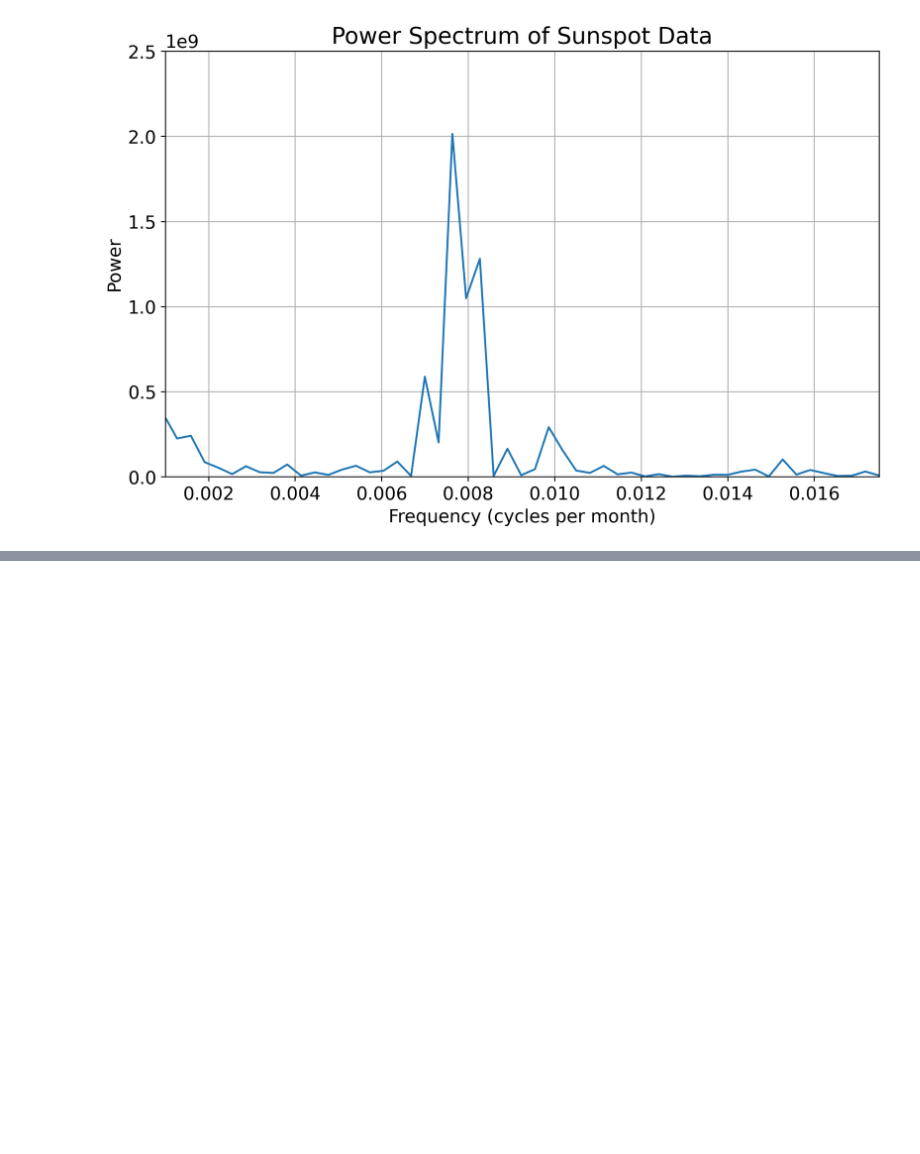
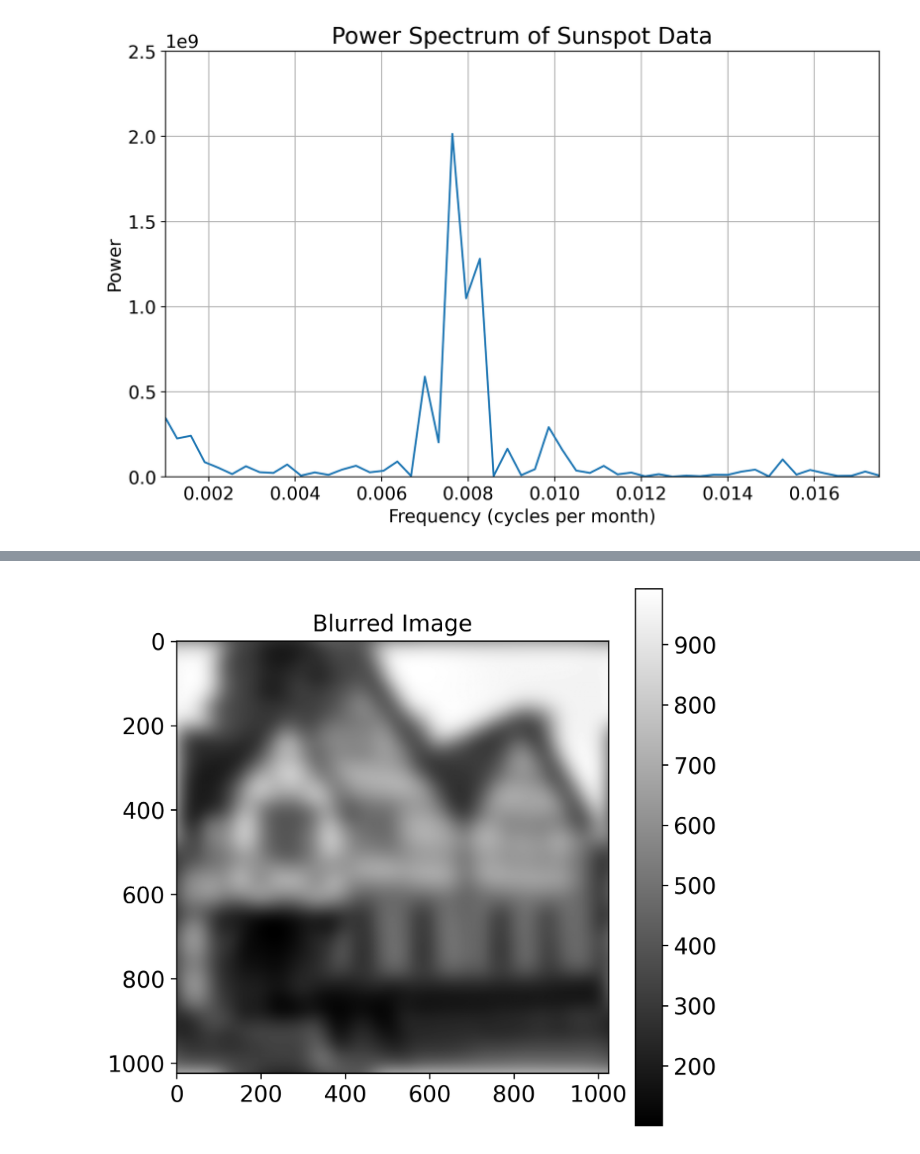
Before and after one commit to chrissellgrenbackup/computational-physics, a Jupyter notebook: hw3/hw3.ipynb, the cells around one changed output, grey strips where cells are left out. Saved outputs shown, nothing was run; the diff lists cells and outputs as text; code cells hidden in the pictures; blank space fills up the shorter version.

```diff
--- a/hw3/hw3.ipynb
+++ b/hw3/hw3.ipynb
@@ -104,0 +106,11 @@ plt.show()
+# %%
+blur = np.genfromtxt("blur.txt")
+ysize = len(blur[:,0])
+xsize = len(blur[0,:])
+plt.figure(figsize=(6,6),dpi=300)
+plt.imshow(blur, cmap='gray', origin='upper')
+plt.colorbar()
+plt.title("Blurred Image")
+plt.savefig("figs/blurred.png")
+# %% [output]
+[figure, added]
```
Also changed, not shown: parts of 5 cells of this notebook.
